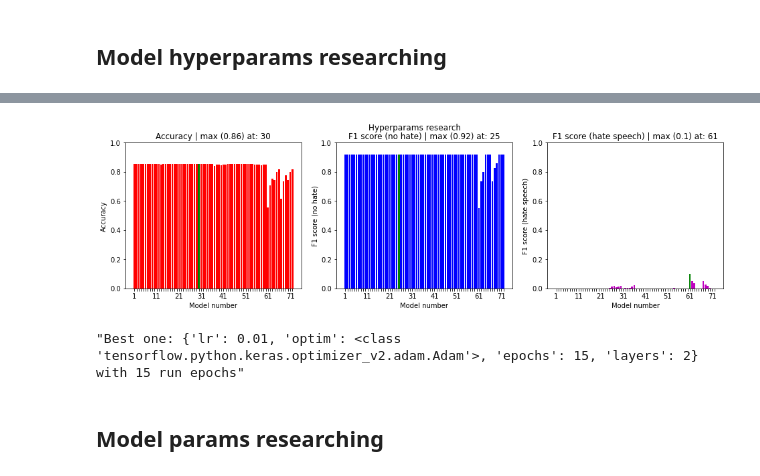
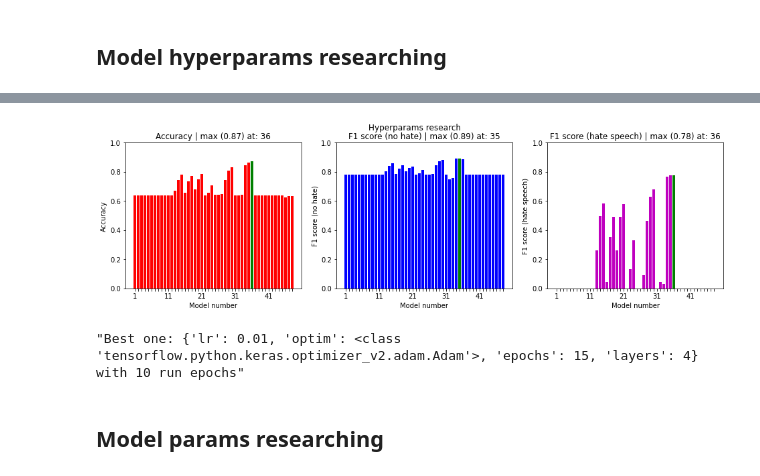
Before and after one commit to kk0walski/Phase_2, a Jupyter notebook: HSD_EN_LSTM_model.ipynb, the cells around one changed output, grey strips where cells are left out. Cells and saved outputs as stored; diff of their text form; code cells hidden in the pictures.

Commit message:
Models training

```diff
--- a/HSD_EN_LSTM_model.ipynb
+++ b/HSD_EN_LSTM_model.ipynb
@@ -243,0 +203,2 @@ pd.DataFrame(hp_options).head()
+# %%
+X_train, y_train, X_test, y_test = get_data()
@@ -244,22 +210,23 @@ pd.DataFrame(hp_options).head()
 # %%
-if not os.path.exists('results/en_lstm/hyperparams_research.csv'):
-    hp_results = []
-    for i, opts in enumerate(hp_options):
-        print('\nResearching for {}/{} | Hyperparams: {}\n'.format(i+1, len(hp_options), opts))
+def find_hyper_parameters(options, shape, save_path = 'results/en_lstm/hyperparams_research.csv', epochs_options = [5, 10, 15]):
+    if not os.path.exists('results/en_lstm/hyperparams_research.csv'):
+        hp_results = []
+        for i, opts in enumerate(options):
+            print('\nResearching for {}/{} | Hyperparams: {}\n'.format(i+1, len(hp_options), opts))
+            hp_model = LSTMModel(wt_card=first_card, input_shape=shape, model_type='simple', **opts)
+            hp_model.compile()
+            hp_history = hp_model.fit(X_train, y_train, X_test, y_test)
 
-        hp_model = LSTMModel(wt_card=first_card, input_shape=(38, 300, ), model_type='simple', **opts)
-        hp_model.compile()
-        hp_history = hp_model.fit(X_train, y_train, X_test, y_test)
+            # append means for 5, 10 and 15 epochs
+            for eps in epochs_options:
+                hp_results.append({'acc': np.mean(hp_history.history['categorical_accuracy'][:eps]),
+                                'val_acc': np.mean(hp_history.history['val_categorical_accuracy'][:eps]),
+                                'loss': np.mean(hp_history.history['val_loss'][:eps]),
+                                'f1s0': np.mean(hp_model.mc.val_f1s0[:eps]),
+                                'f1s1': np.mean(hp_model.mc.val_f1s1[:eps])})
 
-        # append means for 5, 10 and 15 epochs
-        for eps in epochs_options:
-            hp_results.append({'acc': np.mean(hp_history.history['categorical_accuracy'][:eps]),
-                               'val_acc': np.mean(hp_history.history['val_categorical_accuracy'][:eps]),
-                               'loss': np.mean(hp_history.history['val_loss'][:eps]),
-                               'f1s0': np.mean(hp_model.mc.val_f1s0[:eps]),
-                               'f1s1': np.mean(hp_model.mc.val_f1s1[:eps])})
-
-    hp_results_df = pd.DataFrame(hp_results)
-    hp_results_df.to_csv('results/en_lstm/hyperparams_research.csv')
-else:
-    hp_results_df = pd.read_csv('results/en_lstm/hyperparams_research.csv', index_col=0)
+        hp_results_df = pd.DataFrame(hp_results)
+        hp_results_df.to_csv('results/en_lstm/hyperparams_research.csv')
+    else:
+        hp_results_df = pd.read_csv('results/en_lstm/hyperparams_research.csv', index_col=0)
+    return hp_results_df
@@ -273,2 +233,5 @@ Epoch 2/15
+# %%
+hp_options = get_hyperparams_options()
+hp_results_df = find_hyper_parameters(options = hp_options, shape=(19, 300, ))
 # %%
 hp_results_df.head()
@@ -275,13 +245,14 @@ hp_results_df.head()
 # %%
 models_comparison_bars(hp_results_df, title='Hyperparams research', interval=10, save_file='results/en_lstm/hyperparams_research.png')
+hp_results_df = None
 # %% [output]
-[figure, old version]
+[figure, new version]
 # %%
-best_h_num = 61
+best_h_num = 36
 'Best one: {} with {} run epochs'.format(hp_options[(best_h_num-1)%3],
                                          ((best_h_num-1)%3)*5 if (best_h_num-1)%3 != 0 else 15)
 # %% [output]
-"Best one: {'lr': 0.01, 'optim': <class 'tensorflow.python.keras.optimizer_v2.adam.Adam'>, 'epochs': 15, 'layers': 2} with 15 run epochs"
+"Best one: {'lr': 0.01, 'optim': <class 'tensorflow.python.keras.optimizer_v2.adam.Adam'>, 'epochs': 15, 'layers': 4} with 10 run epochs"
 # %% [markdown]
 ## Model params researching
 # %%
```
Also changed, not shown: parts of 31 cells of this notebook, 41 other files.
